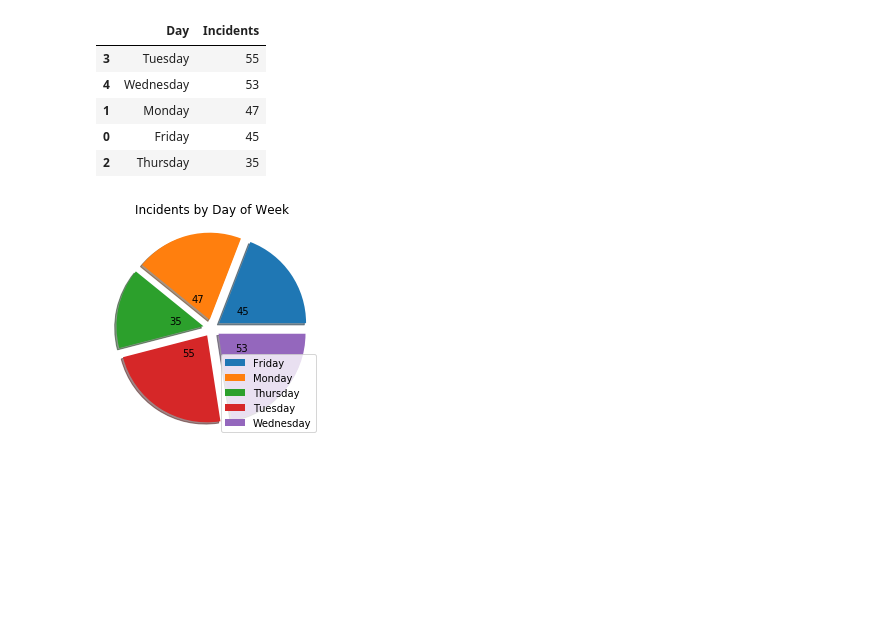
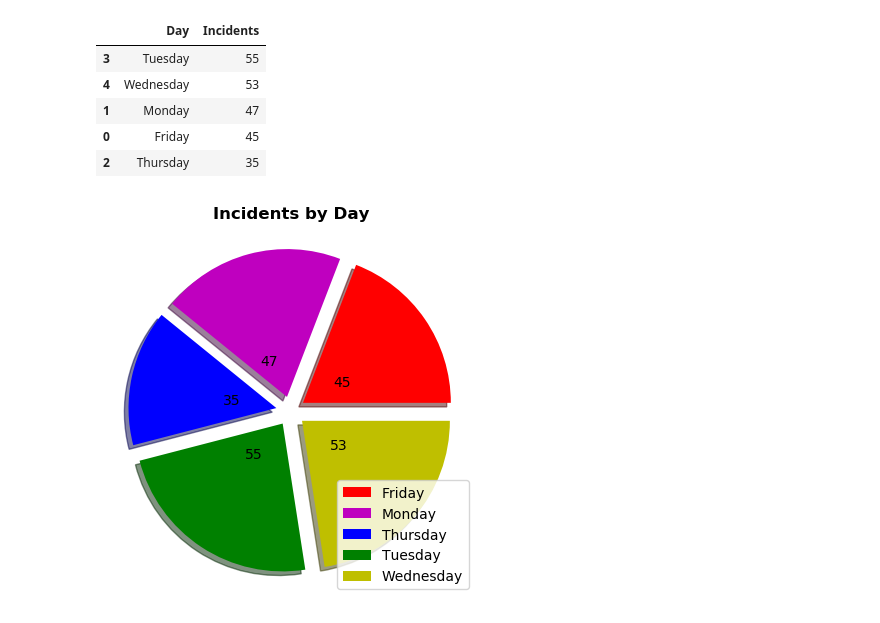
Before and after one commit to jehatcher/project1, a Jupyter notebook: main.ipynb, the cells around one changed output. Saved outputs shown, nothing was run; the diff lists cells and outputs as text; code cells hidden in the pictures; blank space fills up the shorter version.

```diff
--- a/main.ipynb
+++ b/main.ipynb
@@ -94,9 +68,11 @@ byDay.sort_values('Incidents', ascending=False)
 | 2 | Thursday | 35 |
 # %%
 # Generate chart for number of incidents grouped by day
-plt.pie(byDay['Incidents'], labels=byDay['Incidents'], shadow=True, labeldistance=0.25, explode=[.10,.10,.10,.10,.10])
-plt.title('Incidents by Day of Week')
+explodes=[.10,.10,.10,.10,.10]
+colors=['r','m','b','g','y']
+plt.pie(byDay['Incidents'], labels=byDay['Incidents'], shadow=True, labeldistance=0.25, explode=explodes, colors=colors)
+plt.title('Incidents by Day', fontweight='bold')
 plt.legend(byDay['Day'], loc=4)
 plt.show()
 # %% [output]
-[figure, old version]
+[figure, new version]
```
Also changed, not shown: parts of 3 cells of this notebook.
